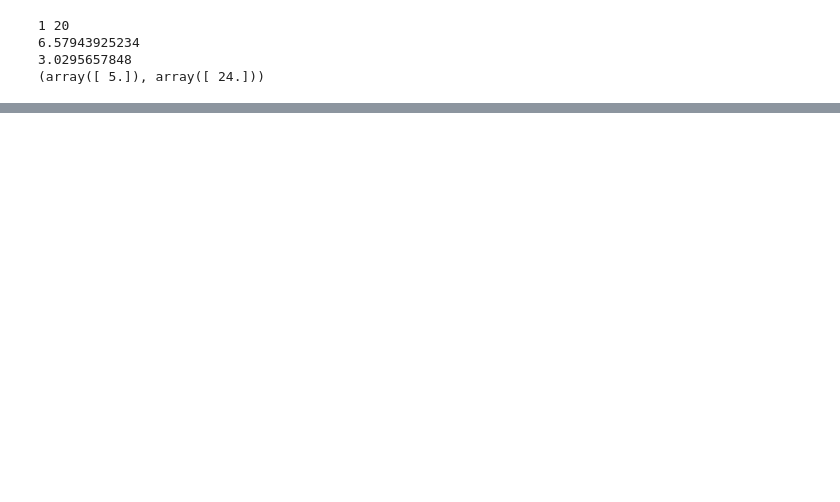
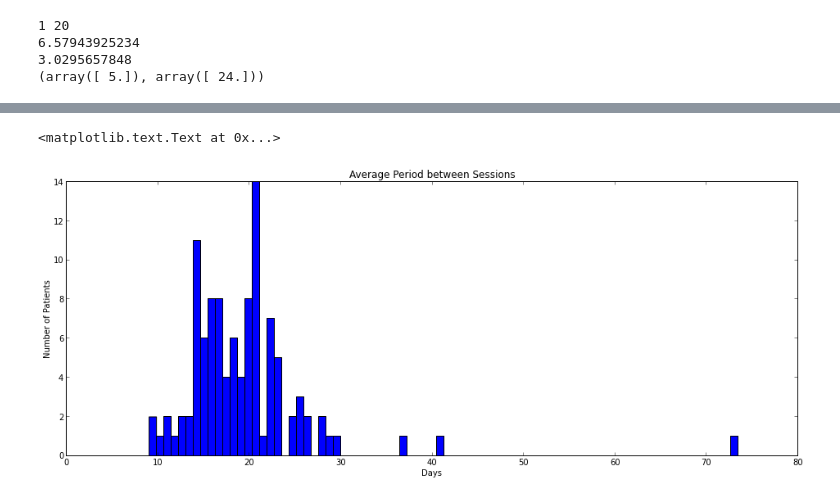
Before and after one commit to jluciano/semmdd, a Jupyter notebook: code/python/notebooks/SPARQL Stuff.ipynb, the cells around one changed output, grey strips where cells are left out. Saved outputs shown, nothing was run; the diff lists cells and outputs as text; code cells hidden in the pictures; blank space fills up the shorter version.

```diff
--- a/code/python/notebooks/SPARQL Stuff.ipynb
+++ b/code/python/notebooks/SPARQL Stuff.ipynb
@@ -309,3 +311,15 @@ for i in gaps_data:
+# %%
+avg_visit_period = np.array([float(sum(gaps_data[i]['gaps']))/len(gaps_data[i]['gaps']) for i in gaps_data if len(gaps_data[i]['gaps']) != 0])
+
+
+pyplot.hist(avg_visit_period,bins=80)
+
+pyplot.xlabel('Days')
+pyplot.ylabel('Number of Patients')
+pyplot.title('Average Period between Sessions')
+# %% [output]
+<matplotlib.text.Text at 0x...>
+[figure, added]
 # %%
 # TODO analyze variance of each question response
 var_data = dict()
```
Also changed, not shown: parts of 26 cells of this notebook.
